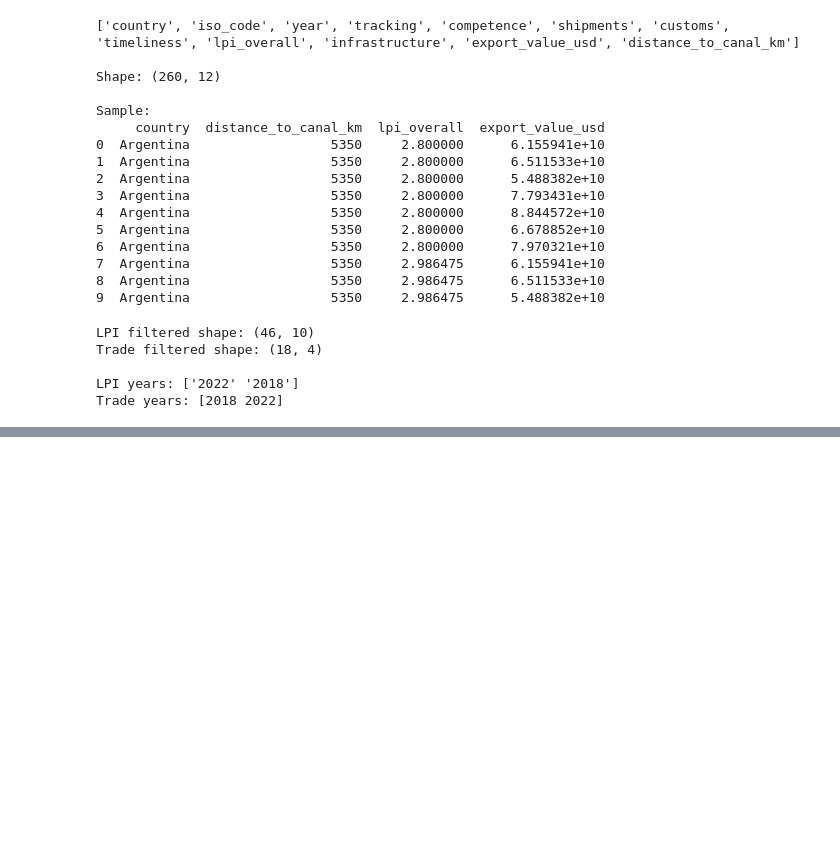
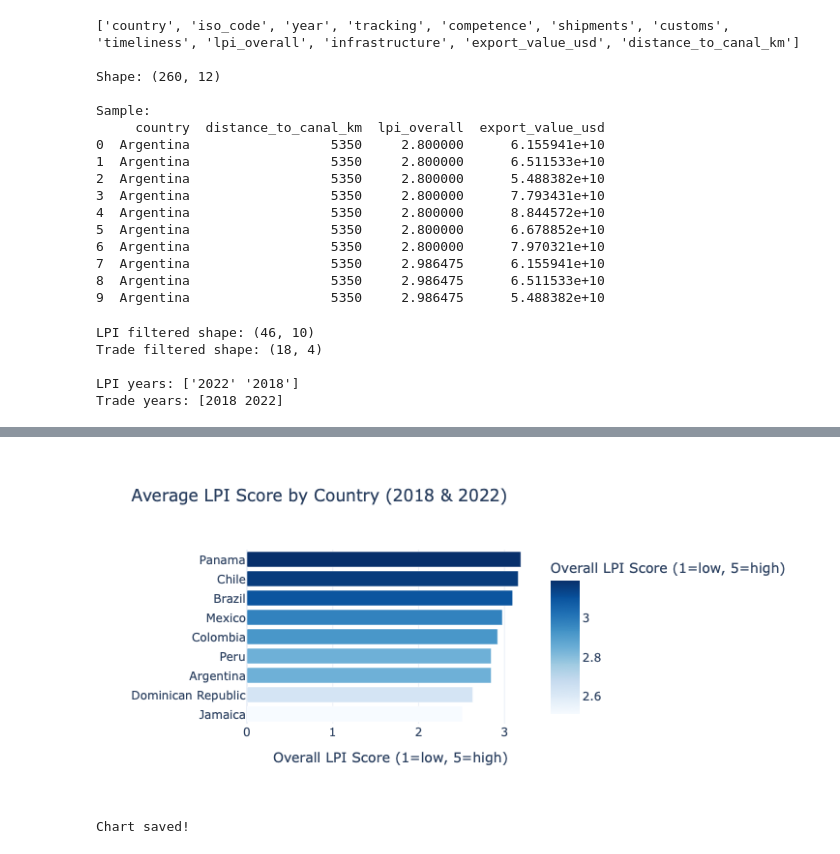
Before and after one commit to shantimiller21-gif/latam-export-analysis, a Jupyter notebook: notebooks/latam_export_analysis.ipynb, the cells around one changed output, grey strips where cells are left out. Saved outputs shown, nothing was run; the diff lists cells and outputs as text; code cells hidden in the pictures; blank space fills up the shorter version.

```diff
--- a/notebooks/latam_export_analysis.ipynb
+++ b/notebooks/latam_export_analysis.ipynb
@@ -629,0 +797,28 @@ Trade years: [2018 2022]
+# %%
+# Average LPI scores across both years per country
+df_lpi_avg = df_merged_clean.groupby('country')[['lpi_overall', 'customs', 'infrastructure', 'timeliness']].mean().reset_index()
+df_lpi_avg = df_lpi_avg.sort_values('lpi_overall', ascending=True)
+
+# Create horizontal bar chart
+fig2 = px.bar(
+    df_lpi_avg,
+    x='lpi_overall',
+    y='country',
+    orientation='h',
+    color='lpi_overall',
+    color_continuous_scale='Blues',
+    title='Average LPI Score by Country (2018 & 2022)',
+    labels={
+        'lpi_overall': 'Overall LPI Score (1=low, 5=high)',
+        'country': ''
+    },
+    template='plotly_white'
+)
+
+fig2.write_html('/Users/ashantimiller/latam-export-analysis/visuals/lpi_by_country.html')
+fig2.show()
+
+print("Chart saved!")
+# %% [output]
+[figure, added]
+Chart saved!
```
Also changed, not shown: parts of 8 cells of this notebook, 3 other files.
